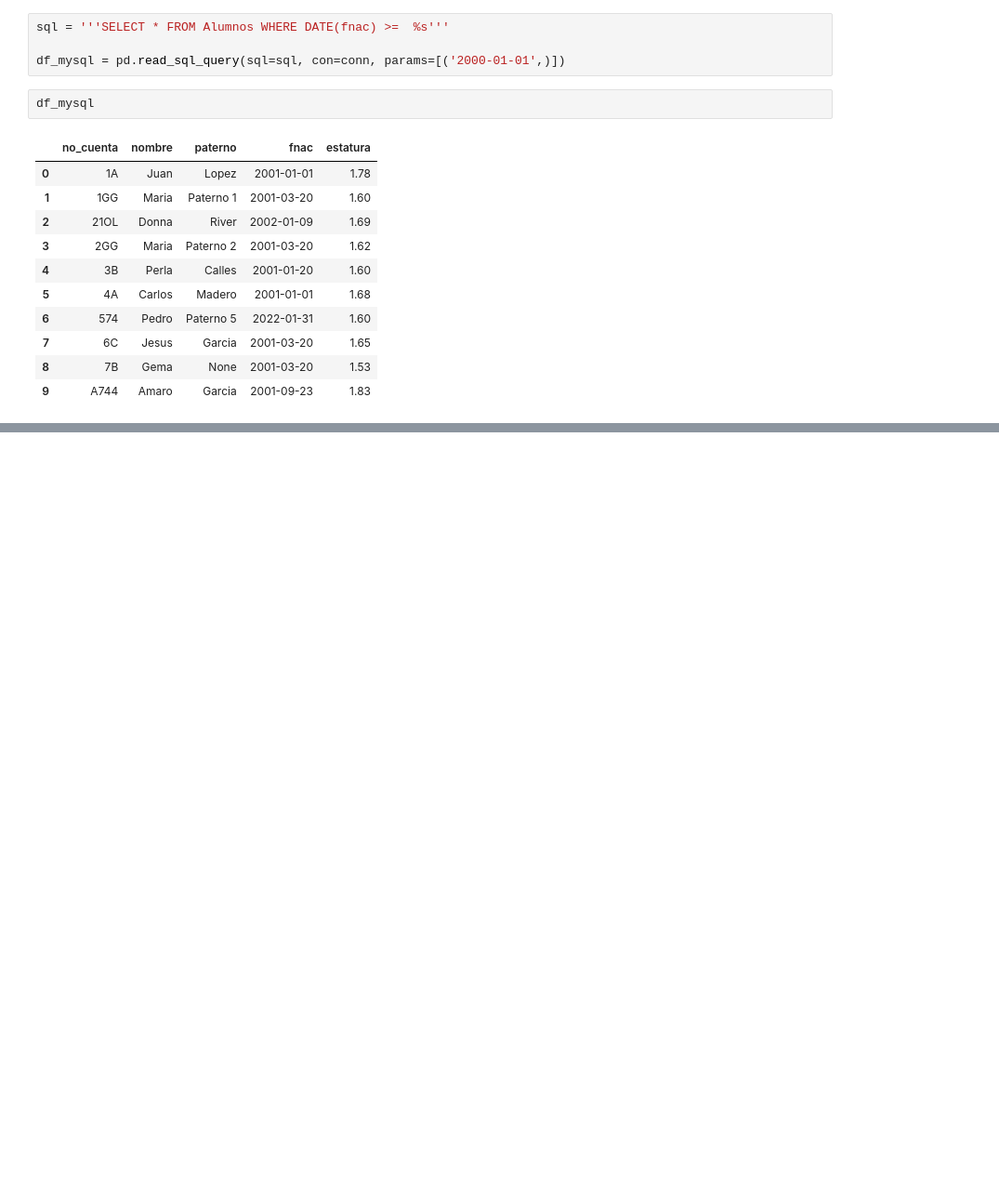
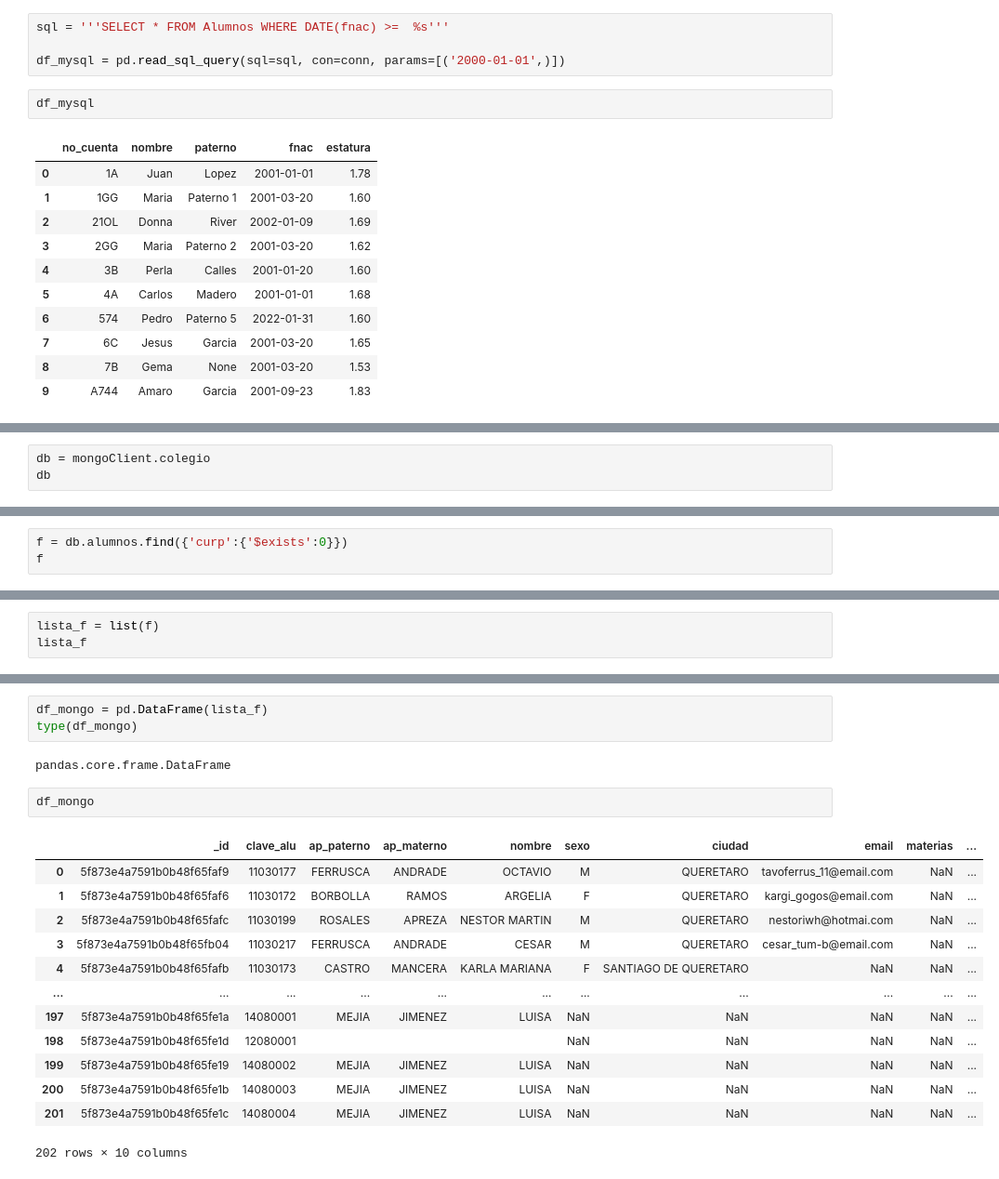
Before and after one commit to axelnerilucero/manejoDatosPython, a Jupyter notebook: Sesion0203LecturaBD.ipynb, the cells around one changed output, grey strips where cells are left out. Shown: that part at 93% size. Drawn from its saved outputs; the diff is of its cells as text; blank space fills up the shorter version.

```diff
--- a/Sesion0203LecturaBD.ipynb
+++ b/Sesion0203LecturaBD.ipynb
@@ -48,0 +86,3 @@ df_mysql
+# %%
+db = mongoClient.colegio
+db
@@ -48,0 +91,3 @@ df_mysql
+# %%
+f = db.alumnos.find({'curp':{'$exists':0}})
+f
@@ -48,0 +96,3 @@ df_mysql
+# %%
+lista_f = list(f)
+lista_f
@@ -48,0 +117,21 @@ df_mysql
+# %%
+df_mongo = pd.DataFrame(lista_f)
+type(df_mongo)
+# %% [output]
+pandas.core.frame.DataFrame
+# %%
+df_mongo
+# %% [output]
+|  | _id | clave_alu | ap_paterno | ap_materno | nombre | sexo | ciudad | email | materias | ... |
+| 0 | 5f873e4a7591b0b48f65faf9 | 11030177 | FERRUSCA | ANDRADE | OCTAVIO | M | QUERETARO | tavoferrus_11@email.com | NaN | ... |
+| 1 | 5f873e4a7591b0b48f65faf6 | 11030172 | BORBOLLA | RAMOS | ARGELIA | F | QUERETARO | kargi_gogos@email.com | NaN | ... |
+| 2 | 5f873e4a7591b0b48f65fafc | 11030199 | ROSALES | APREZA | NESTOR MARTIN | M | QUERETARO | nestoriwh@hotmai.com | NaN | ... |
+| 3 | 5f873e4a7591b0b48f65fb04 | 11030217 | FERRUSCA | ANDRADE | CESAR | M | QUERETARO | cesar_tum-b@email.com | NaN | ... |
+| 4 | 5f873e4a7591b0b48f65fafb | 11030173 | CASTRO | MANCERA | KARLA MARIANA | F | SANTIAGO DE QUERETARO | NaN | NaN | ... |
+| ... | ... | ... | ... | ... | ... | ... | ... | ... | ... | ... |
+| 197 | 5f873e4a7591b0b48f65fe1a | 14080001 | MEJIA | JIMENEZ | LUISA | NaN | NaN | NaN | NaN | ... |
+| 198 | 5f873e4a7591b0b48f65fe1d | 12080001 |  |  |  | NaN | NaN | NaN | NaN | ... |
+| 199 | 5f873e4a7591b0b48f65fe19 | 14080002 | MEJIA | JIMENEZ | LUISA | NaN | NaN | NaN | NaN | ... |
+| 200 | 5f873e4a7591b0b48f65fe1b | 14080003 | MEJIA | JIMENEZ | LUISA | NaN | NaN | NaN | NaN | ... |
+| 201 | 5f873e4a7591b0b48f65fe1c | 14080004 | MEJIA | JIMENEZ | LUISA | NaN | NaN | NaN | NaN | ... |
+202 rows × 10 columns
```
Also changed, not shown: parts of 17 cells of this notebook.
